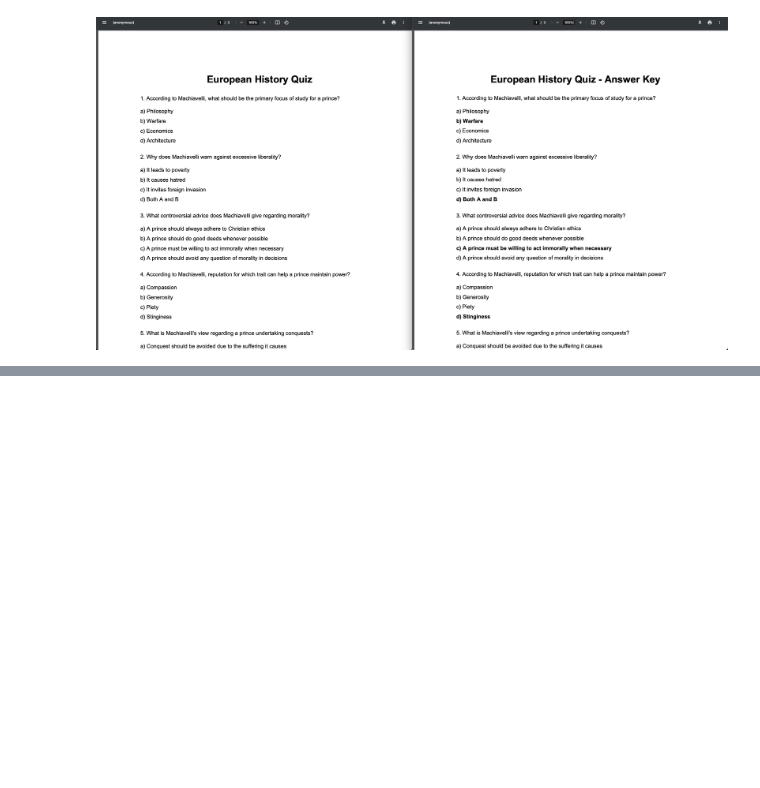
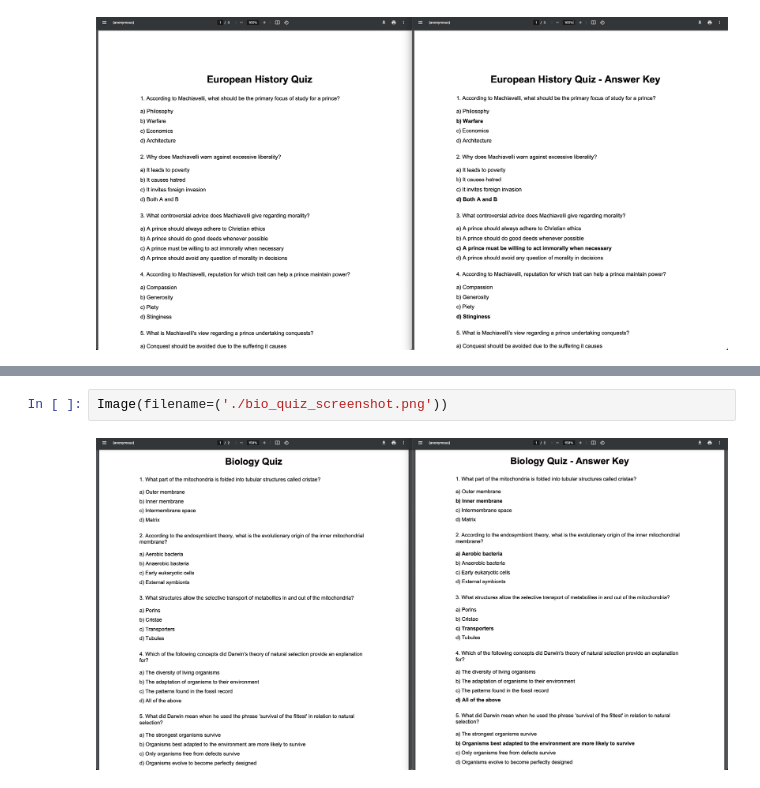
Before and after one commit to Colt/claude-quiz-maker, a Jupyter notebook: QuizMaker.ipynb, the cells around one changed output, grey strips where cells are left out. Cells and saved outputs as stored; diff of their text form; blank space fills up the shorter version.

Commit message:
add biology quiz demo and update prompt

```diff
--- a/QuizMaker.ipynb
+++ b/QuizMaker.ipynb
@@ -305,0 +339,4 @@ fig
+# %%
+Image(filename=('./bio_quiz_screenshot.png'))
+# %% [output]
+[figure, added]
```
Also changed, not shown: parts of 2 cells of this notebook, 4 other files.
